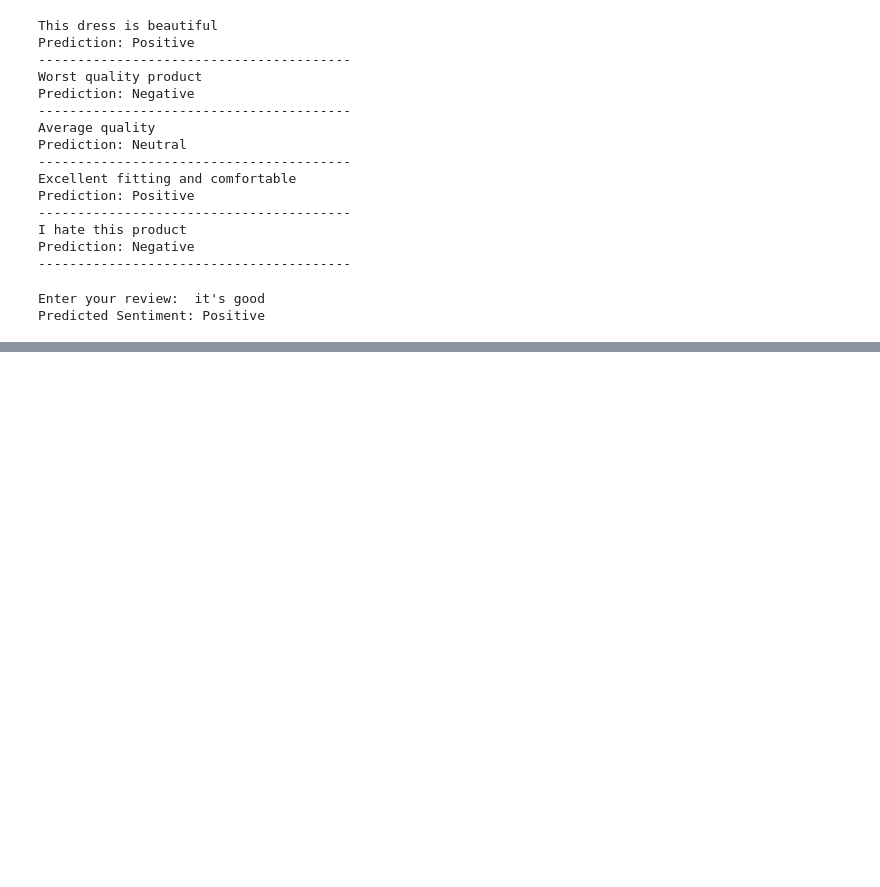
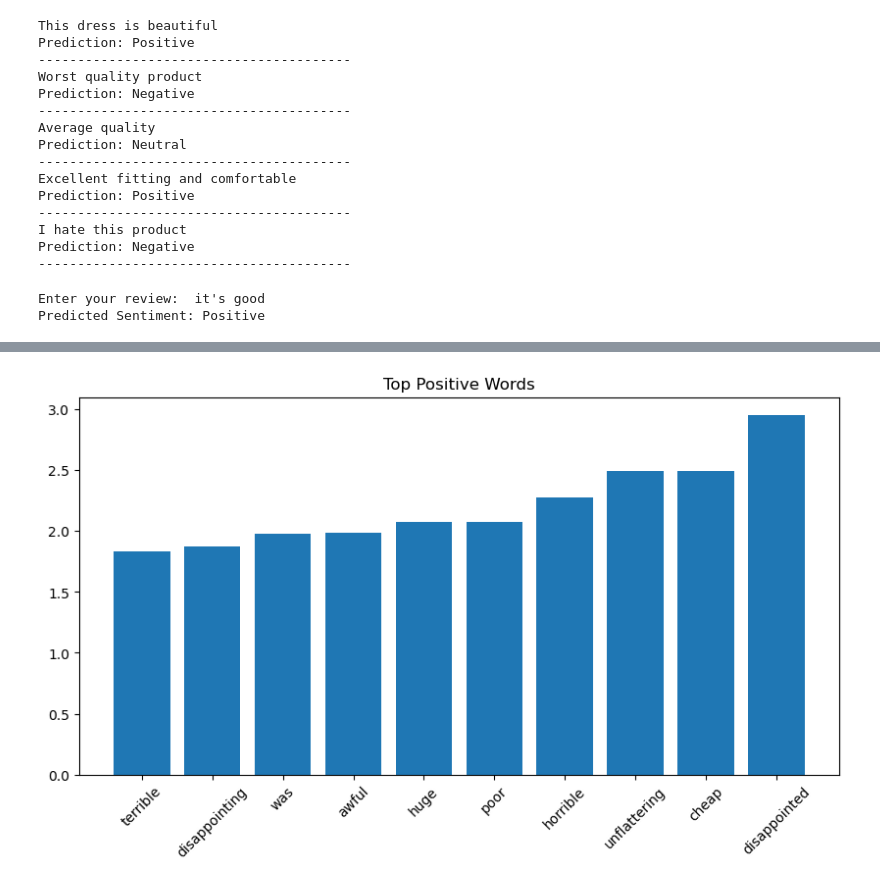
Before and after one commit to PoojaManjunath17/Customer-Review-Sentiment-Analysis, a Jupyter notebook: Sentiment_Analysis_Project.ipynb, the cells around one changed output, grey strips where cells are left out. Drawn from its saved outputs; the diff is of its cells as text; code cells hidden in the pictures; blank space fills up the shorter version.

Commit message:
Day 18: Analyze feature importance in Logistic Regression model

```diff
--- a/Sentiment_Analysis_Project.ipynb
+++ b/Sentiment_Analysis_Project.ipynb
@@ -869,0 +885,4 @@ Predicted Sentiment: Positive
+# %%
+feature_names = vectorizer.get_feature_names_out()
+
+coefficients = loaded_model.coef_[0]
@@ -869,0 +914,16 @@ Predicted Sentiment: Positive
+# %%
+import matplotlib.pyplot as plt
+
+top10 = np.argsort(coefficients)[-10:]
+
+plt.figure(figsize=(10,5))
+
+plt.bar(feature_names[top10], coefficients[top10])
+
+plt.xticks(rotation=45)
+
+plt.title("Top Positive Words")
+
+plt.show()
+# %% [output]
+[figure, added]
```
Also changed, not shown: parts of 3 cells of this notebook.
